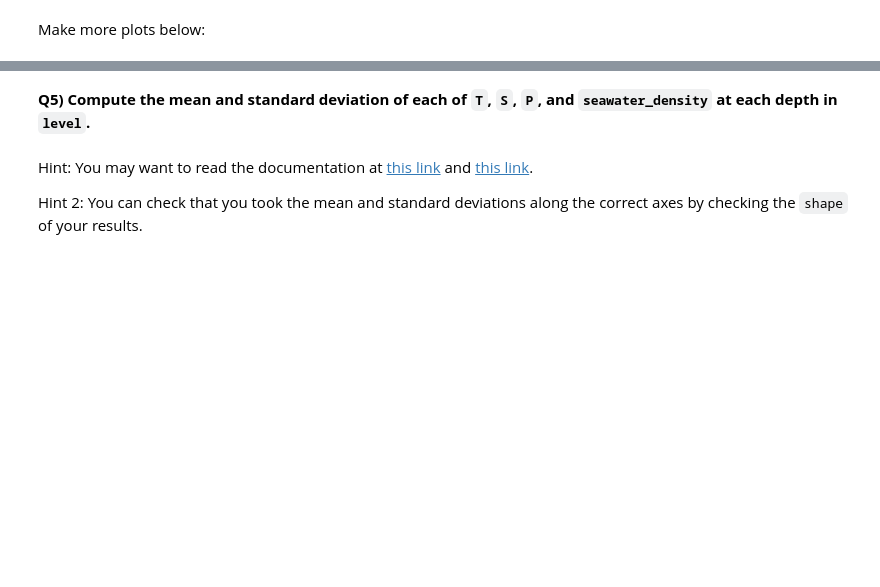
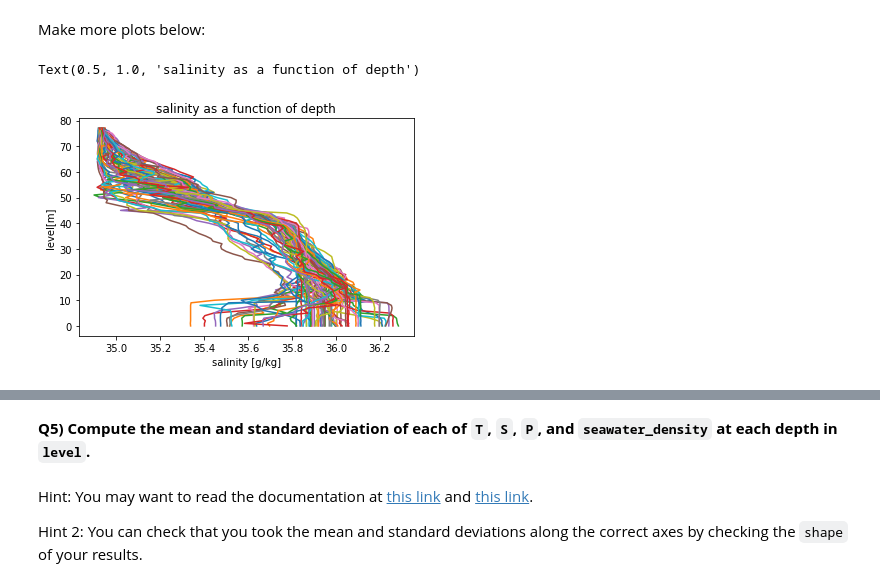
Before and after one commit to Etienne-98/2022_Intro_Python, a Jupyter notebook: Exercises/W2_S1.ipynb, the cells around one changed output, grey strips where cells are left out. Cells and saved outputs as stored; diff of their text form; code cells hidden in the pictures; blank space fills up the shorter version.

```diff
--- a/Exercises/W2_S1.ipynb
+++ b/Exercises/W2_S1.ipynb
@@ -241,2 +242,10 @@ plt.title(___)
 # %% [markdown]
 Make more plots below:
+# %%
+plt.plot(S,level);
+plt.xlabel('salinity [g/kg]')
+plt.ylabel('level[m]')
+plt.title('salinity as a function of depth')
+# %% [output]
+Text(0.5, 1.0, 'salinity as a function of depth')
+[figure, added]
```
Also changed, not shown: parts of 17 cells of this notebook.
